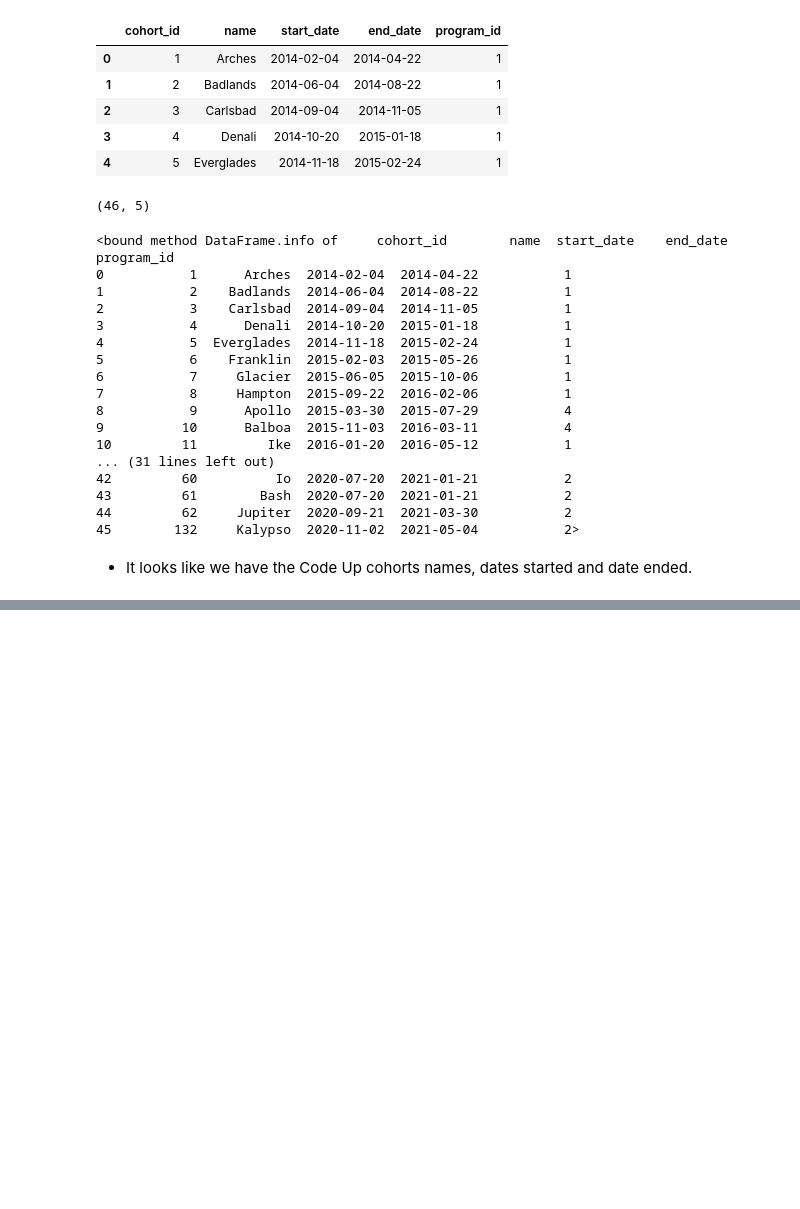
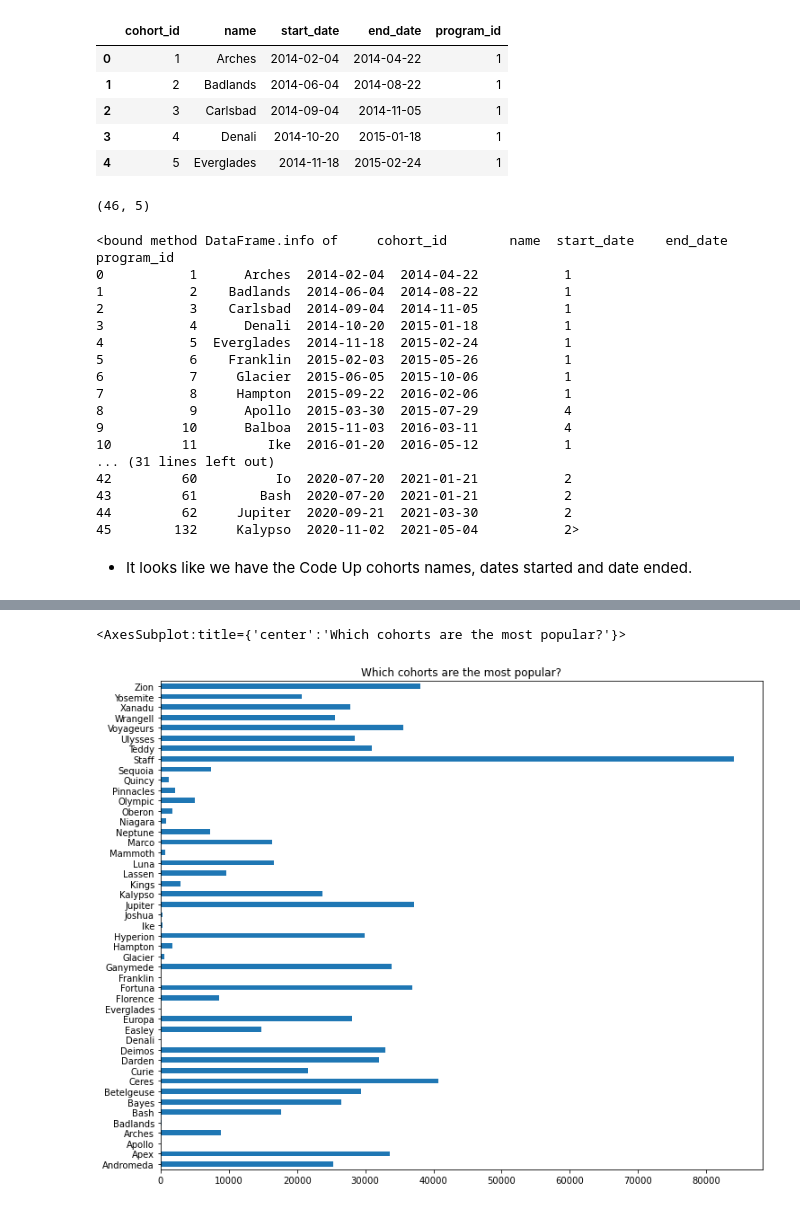
Before and after one commit to veronica-f-reyes/anomaly_detection_project, a Jupyter notebook: anomaly_detection_project.ipynb, the cells around one changed output, grey strips where cells are left out. Cells and saved outputs as stored; diff of their text form; code cells hidden in the pictures; blank space fills up the shorter version.

```diff
--- a/anomaly_detection_project.ipynb
+++ b/anomaly_detection_project.ipynb
@@ -170,0 +327,6 @@ df.tail()
+# %%
+fig, ax = plt.subplots(figsize=(12,10))
+df.name.value_counts().sort_index().plot.barh(title="Which cohorts are the most popular?")
+# %% [output]
+<AxesSubplot:title={'center':'Which cohorts are the most popular?'}>
+[figure, added]
```
Also changed, not shown: parts of 42 cells of this notebook, 1 other file.
